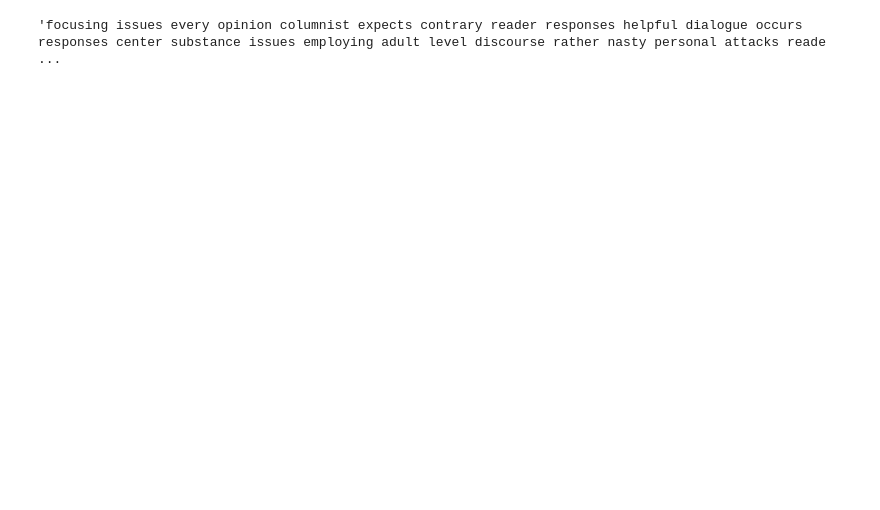
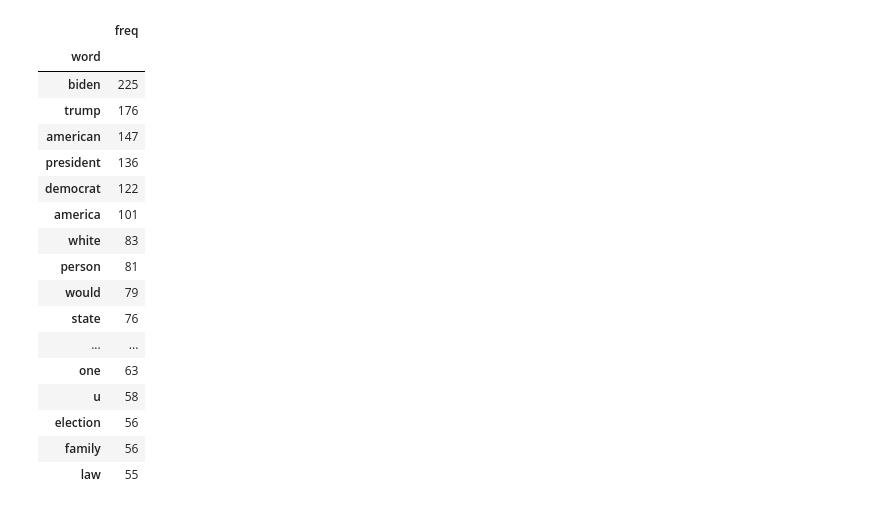
Before and after one commit to spudjacket/columnists, a Jupyter notebook: draft.ipynb, the cells around one changed output. Cells and saved outputs as stored; diff of their text form; code cells hidden in the pictures; blank space fills up the shorter version.

```diff
--- a/draft.ipynb
+++ b/draft.ipynb
@@ -34,8 +139,22 @@ format = '%Y%m%d'
 dict = {
 	"columnist":[],
 	"file_date":[],
-	"story_punctuation":[]
+	"story_punctuation":[],
+	"word_count":[],
+	"distinct_word_count":[],
+	"sentence_count":[]
 }
+
+dict_vocab = {
+	"columnist":[],
+	"distinct_words":[],
+	"distinct_words_excl_stop":[],
+	"all_nonstop_words":[]
+}
+
+vocab_w_stop = []
+vocab_no_stop = []
+all_words = []
 
 # iterate through all files
 for i in range(len(file_list)):
@@ -47,11 +166,24 @@ for i in range(len(file_list)):
 		file_path = f"{wd}\{file}"
 		file_date = dt.datetime.strptime(ymd, format)
 		s = read_text_file(file_path)
+		cleaned_string = clean_string(s)
+		clean_with_stopwords = clean_incl_stopwords(s)
 		p = print_punctuation(s)
-		print(p)
+		vocab_no_stop = build_vocab(vocab_no_stop, cleaned_string)
+		vocab_w_stop = build_vocab(vocab_w_stop, clean_with_stopwords)
+		all_words = build_vocab(all_words, cleaned_string, distinct=False)
 
-# 		dict["columnist"].append(columnist)
-# 		dict["file_date"].append(file_date)
-# 		dict["story_punctuation"].append(p)
+		dict["columnist"].append(columnist)
+		dict["file_date"].append(file_date)
+		dict["story_punctuation"].append(p)
+		dict["word_count"].append(count_words(s))
+		dict["distinct_word_count"].append(count_distinct_words(s))
+		dict["sentence_count"].append(count_sentences(s))
 
-# df = pd.DataFrame(dict)
+dict_vocab["columnist"].append(columnist)
+dict_vocab["distinct_words"].append(vocab_w_stop)
+dict_vocab["distinct_words_excl_stop"].append(vocab_no_stop)
+dict_vocab["all_nonstop_words"].append(all_words)
+
+df = pd.DataFrame(dict)
+df_vocab = pd.DataFrame(dict_vocab)
@@ -127,4 +189,0 @@ cleaned = clean_string(s)
-# %%
-cleaned
-# %% [output]
-'focusing issues every opinion columnist expects contrary reader responses helpful dialogue occurs responses center substance issues employing adult level discourse rather nasty personal attacks reade ...
@@ -150,0 +190,24 @@ cleaned
+# %%
+hl = df_vocab.all_nonstop_words.to_list()[0]
+# %%
+v = vocab_freq(hl, _singularize=True, top_n=20)
+v
+# %% [output]
+|  | freq |
+| word |  |
+| biden | 225 |
+| trump | 176 |
+| american | 147 |
+| president | 136 |
+| democrat | 122 |
+| america | 101 |
+| white | 83 |
+| person | 81 |
+| would | 79 |
+| state | 76 |
+| ... | ... |
+| one | 63 |
+| u | 58 |
+| election | 56 |
+| family | 56 |
+| law | 55 |
```
Also changed, not shown: parts of 11 cells of this notebook.
